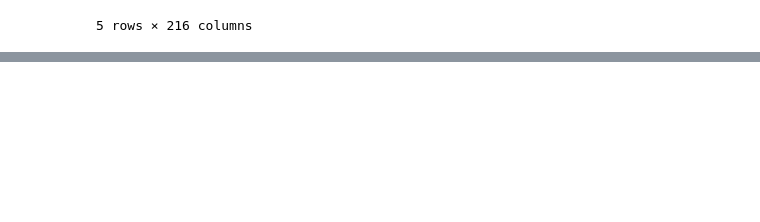
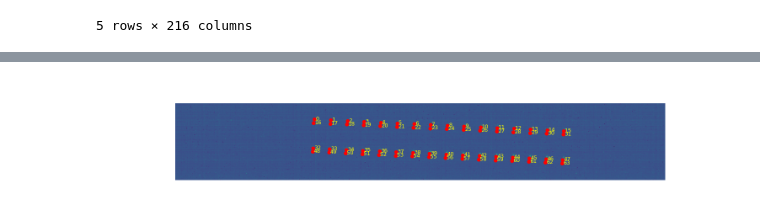
Before and after one commit to rydyb/pydatatom, a Jupyter notebook: notebooks/2 Pipeline.ipynb, the cells around one changed output, grey strips where cells are left out. Saved outputs shown, nothing was run; the diff lists cells and outputs as text; code cells hidden in the pictures; blank space fills up the shorter version.

```diff
--- a/notebooks/2 Pipeline.ipynb
+++ b/notebooks/2 Pipeline.ipynb
@@ -80,0 +106,5 @@ df_ab.head()
+# %%
+sd.fit(img, fx, fy)
+sd.plot_result(img)
+# %% [output]
+[figure, added]
```
Also changed, not shown: parts of 19 cells of this notebook, 11 other files.
